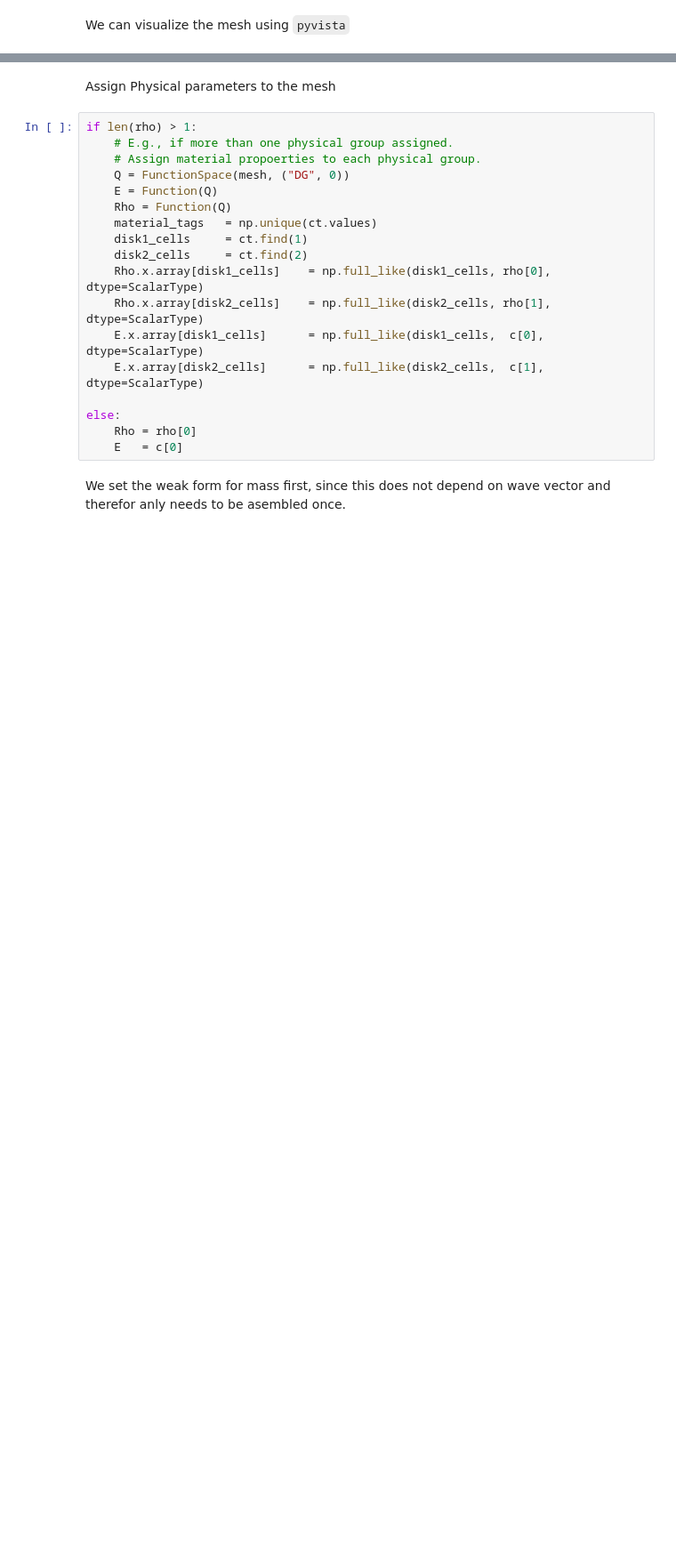
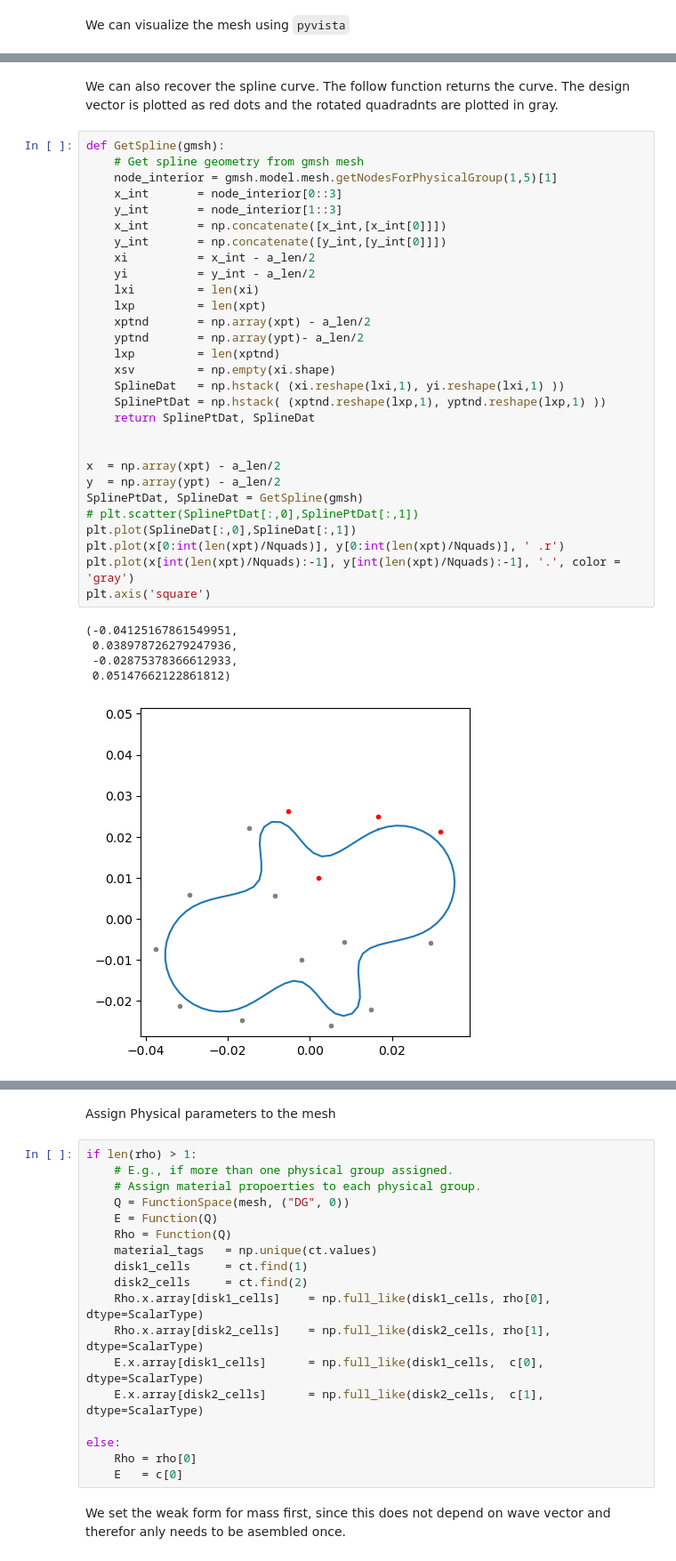
Before and after one commit to jtempelman95/fenonics, a Jupyter notebook: Topology Optimization/RepoCodes/Tutorial_SolveProb.ipynb, the cells around one changed output, grey strips where cells are left out. Shown: that part at 89% size. Cells and saved outputs as stored; diff of their text form; blank space fills up the shorter version.

```diff
--- a/Topology Optimization/RepoCodes/Tutorial_SolveProb.ipynb
+++ b/Topology Optimization/RepoCodes/Tutorial_SolveProb.ipynb
@@ -252 +180,38 @@ Falling back to a static output.
+# %% [markdown]
+We can also recover the spline curve. The follow function returns the curve. The design vector is plotted as red dots and the rotated quadradnts are plotted in gray.
+# %%
+def GetSpline(gmsh):
+    # Get spline geometry from gmsh mesh
+    node_interior = gmsh.model.mesh.getNodesForPhysicalGroup(1,5)[1]
+    x_int       = node_interior[0::3]
+    y_int       = node_interior[1::3]
+    x_int       = np.concatenate([x_int,[x_int[0]]])
+    y_int       = np.concatenate([y_int,[y_int[0]]])
+    xi          = x_int - a_len/2
+    yi          = y_int - a_len/2
+    lxi         = len(xi)
+    lxp         = len(xpt)
+    xptnd       = np.array(xpt) - a_len/2
+    yptnd       = np.array(ypt)- a_len/2
+    lxp         = len(xptnd)
+    xsv         = np.empty(xi.shape)
+    SplineDat   = np.hstack( (xi.reshape(lxi,1), yi.reshape(lxi,1) ))
+    SplinePtDat = np.hstack( (xptnd.reshape(lxp,1), yptnd.reshape(lxp,1) ))
+    return SplinePtDat, SplineDat
+
+
+x  = np.array(xpt) - a_len/2
+y  = np.array(ypt) - a_len/2
+SplinePtDat, SplineDat = GetSpline(gmsh)
+# plt.scatter(SplinePtDat[:,0],SplinePtDat[:,1])
+plt.plot(SplineDat[:,0],SplineDat[:,1])
+plt.plot(x[0:int(len(xpt)/Nquads)], y[0:int(len(xpt)/Nquads)], ' .r')
+plt.plot(x[int(len(xpt)/Nquads):-1], y[int(len(xpt)/Nquads):-1], '.', color = 'gray')
+plt.axis('square')
+# %% [output]
+(-0.04125167861549951,
+ 0.038978726279247936,
+ -0.02875378366612933,
+ 0.05147662122861812)
+[figure, added]
 # %% [markdown]
```
Also changed, not shown: parts of 13 cells of this notebook, 7 other files.
